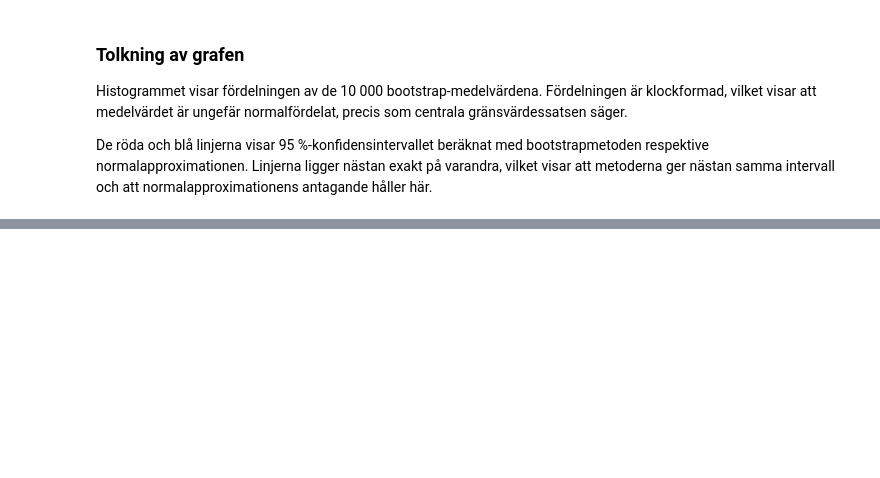
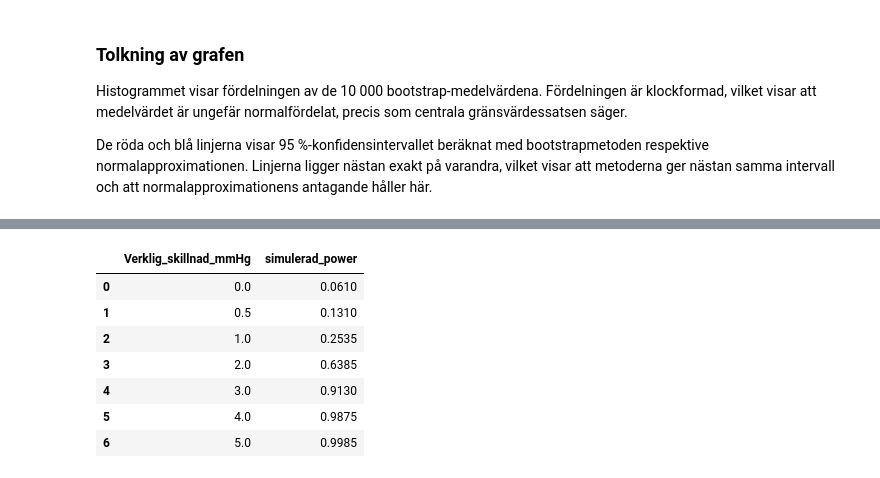
Before and after one commit to roshima-fernando/halsostudie---examuppgift, a Jupyter notebook: health_study.ipynb, the cells around one changed output, grey strips where cells are left out. Drawn from its saved outputs; the diff is of its cells as text; code cells hidden in the pictures; blank space fills up the shorter version.

```diff
--- a/health_study.ipynb
+++ b/health_study.ipynb
@@ -264,0 +304,38 @@ De röda och blå linjerna visar 95 %-konfidensintervallet beräknat med bootstr
+# %%
+## Powersimulering: hur bra är testet på att hitta en skillnad?
+
+def run_one_t_test(n1, n2, true_diff, sd, base_mean):
+    """En simulerad studie: skapar falska blodtryck och kör Welchs t-test."""
+    smokers_sim = rng.normal(loc=base_mean + true_diff, scale=sd, size=n1)
+    non_smokers_sim = rng.normal(loc=base_mean, scale=sd, size=n2)
+    _, p = stats.ttest_ind(smokers_sim, non_smokers_sim,equal_var=False, alternative="greater")
+
+    return p
+
+def estimate_power_by_simulation(n1, n2, true_diff, sd, base_mean, alpha=0.05, num_simulations=2000):
+    detections = 0
+    for _ in  range(num_simulations):
+        p = run_one_t_test(n1, n2, true_diff, sd, base_mean)
+        if p < alpha:
+            detections += 1
+    return detections / num_simulations
+
+n1, n2 = len(smokers), len(non_smokers)
+diffs_to_try = [0, 0.5, 1, 2, 3, 4, 5]
+
+sim_power = []
+for d in diffs_to_try:
+    pwr = estimate_power_by_simulation(n1, n2, d, sd_bp, mean_bp)
+    sim_power.append(pwr)
+
+power_df = pd.DataFrame({"Verklig_skillnad_mmHg": diffs_to_try, "simulerad_power":sim_power})
+power_df
+# %% [output]
+|  | Verklig_skillnad_mmHg | simulerad_power |
+| 0 | 0.0 | 0.0610 |
+| 1 | 0.5 | 0.1310 |
+| 2 | 1.0 | 0.2535 |
+| 3 | 2.0 | 0.6385 |
+| 4 | 3.0 | 0.9130 |
+| 5 | 4.0 | 0.9875 |
+| 6 | 5.0 | 0.9985 |
```
Also changed, not shown: parts of 10 cells of this notebook.
